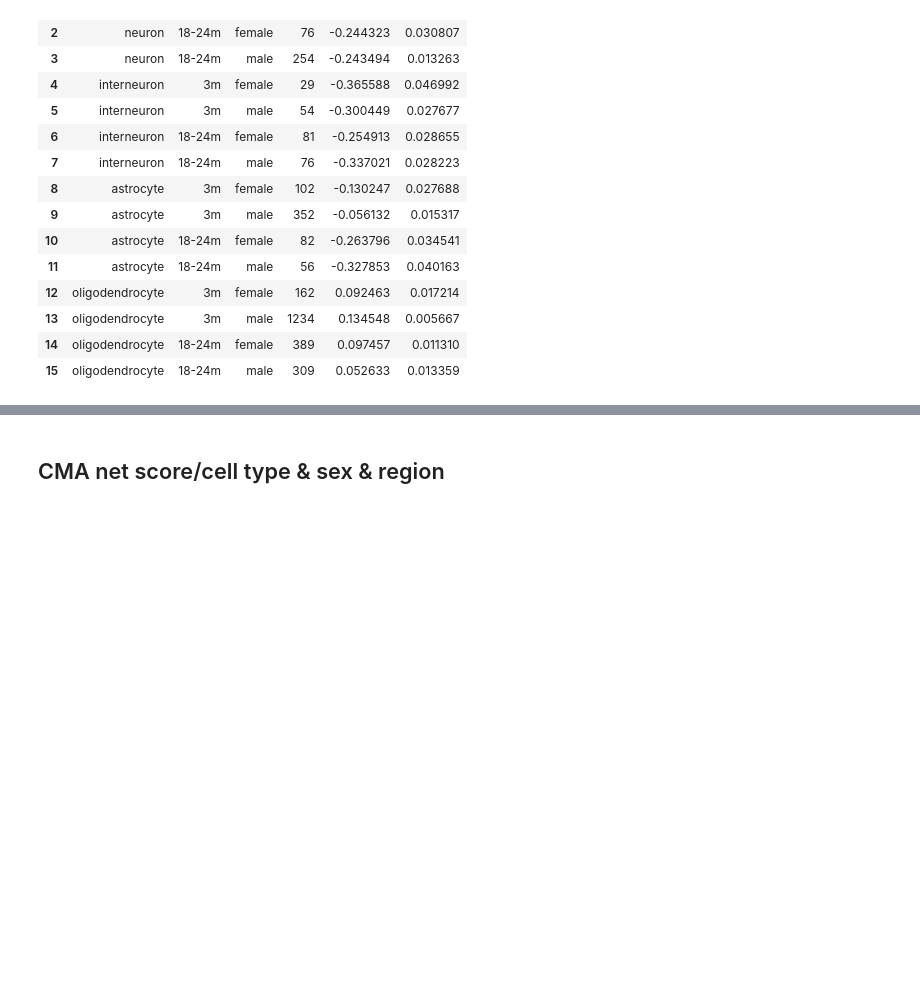
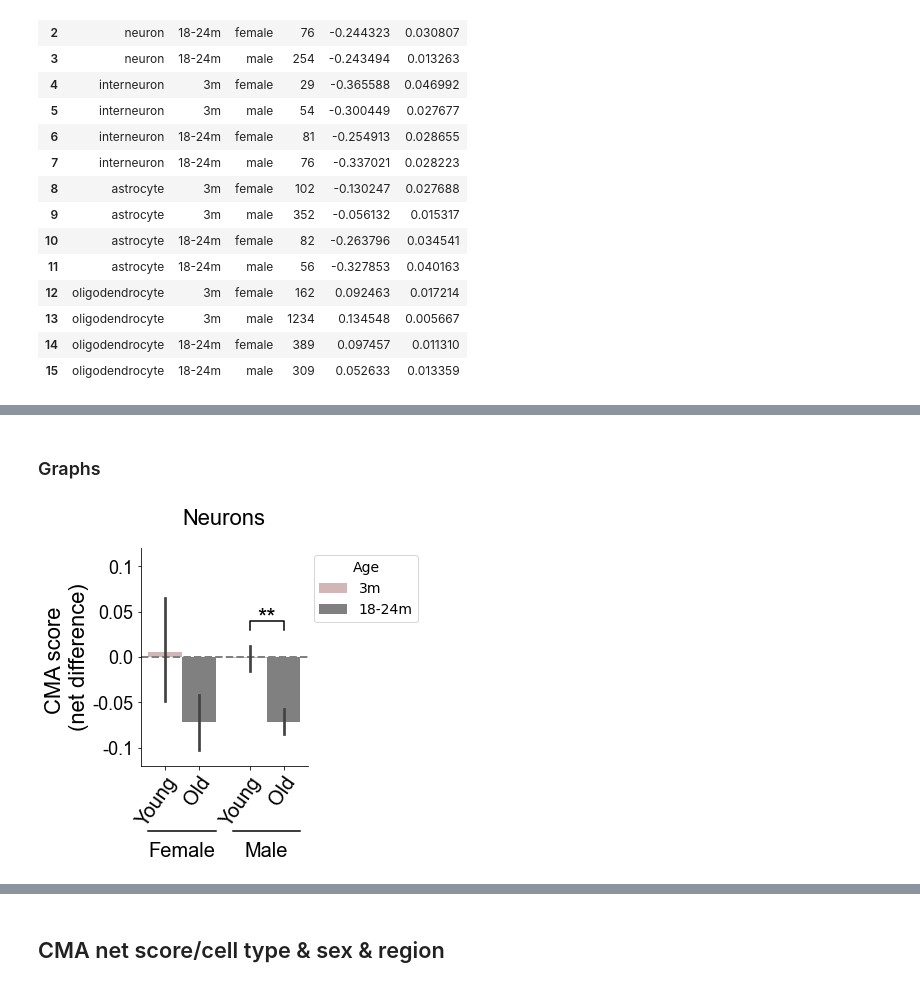
Before and after one commit to amsegura/Khawaja_et_al_2024, a Jupyter notebook: CMA_aging_Atlas_Brain.ipynb, the cells around one changed output, grey strips where cells are left out. Cells and saved outputs as stored; diff of their text form; code cells hidden in the pictures; blank space fills up the shorter version.

Commit message:
Updates in liver and Brain. Lung added.

```diff
--- a/CMA_aging_Atlas_Brain.ipynb
+++ b/CMA_aging_Atlas_Brain.ipynb
@@ -593,0 +640,43 @@ raw(tipos = cells, edad=['3m', '18-24m'], sex=['female', 'male'])
+# %% [markdown]
+### Graphs
+# %%
+# Figure Neurons
+fig, ax = plt.subplots(figsize=(3,4))
+ax.spines['right'].set_visible(False)
+ax.spines['top'].set_visible(False)
+hfont = {'fontname':'Arial'}
+
+sns.barplot(x='sex', y='celltype_ns', data=barcode[barcode.cell_type=='neuron'], hue='new_age', order=["female", "male"],
+            hue_order=['3m', "18-24m"], palette=['#D7B0B0', '#808080'], ci=68)
+
+plt.axhline(y=0, linestyle='dashed', linewidth=2, color='gray', zorder=1)
+plt.xlabel('')
+plt.ylabel('CMA score \n(net difference)', fontdict={'family':'Arial', 'size': 22})
+ax.set_xticks([-0.2, 0.2, 0.8, 1.2])
+ax.set_xticklabels(["Young", "Old", "Young", "Old"], fontdict={'family':'Arial', 'size': 20},
+                   rotation=55, ha='right', rotation_mode='anchor')
+ax.set_yticks([-0.10, -0.05, 0.00, 0.05, 0.10])
+ax.set_yticklabels([-0.10, -0.05, 0.00, 0.05, 0.10], fontdict={'family':'Arial', 'size': 18})
+h, l = ax.get_legend_handles_labels()
+ax.legend(h, ['3m', "18-24m"], bbox_to_anchor=(1.7, 1), title="Age", title_fontsize = "14", fontsize = 14)
+plt.title(label='Neurons', fontdict={'family':'Arial', 'size': 22}, y=1.08)
+plt.ylim(-0.12, 0.12)
+
+# statistical annotation
+x1, x2 = 0.8, 1.2
+y, h, col = 0.03 , 0.01, 'k'
+plt.plot([x1, x1, x2, x2], [y, y+h, y+h, y], lw=1.5, c=col)
+plt.text((x1+x2)*.5, y, "**", ha='center', va='bottom', color=col, fontdict={'family':'Arial', 'size': 24})
+
+# Female & male
+trans = ax.get_xaxis_transform()
+ax.annotate('Female', xy=(0, -.35), xycoords=trans, ha="center", va="top", size=20, **hfont)
+ax.plot([-.4,0.4],[-.3,-.3], color="k", transform=trans, clip_on=False)
+ax.annotate('Male', xy=(1, -.35), xycoords=trans, ha="center", va="top", size=20, **hfont)
+ax.plot([0.6,1.4],[-.3,-.3], color="k", transform=trans, clip_on=False)
+
+plt.savefig('../Khwaja_et_al_outputs/Brain/Neur_cellns_sex.png',bbox_inches='tight', dpi=300)
+
+plt.show()
+# %% [output]
+[figure, added]
```
Also changed, not shown: parts of 44 cells of this notebook, 2 other files.
